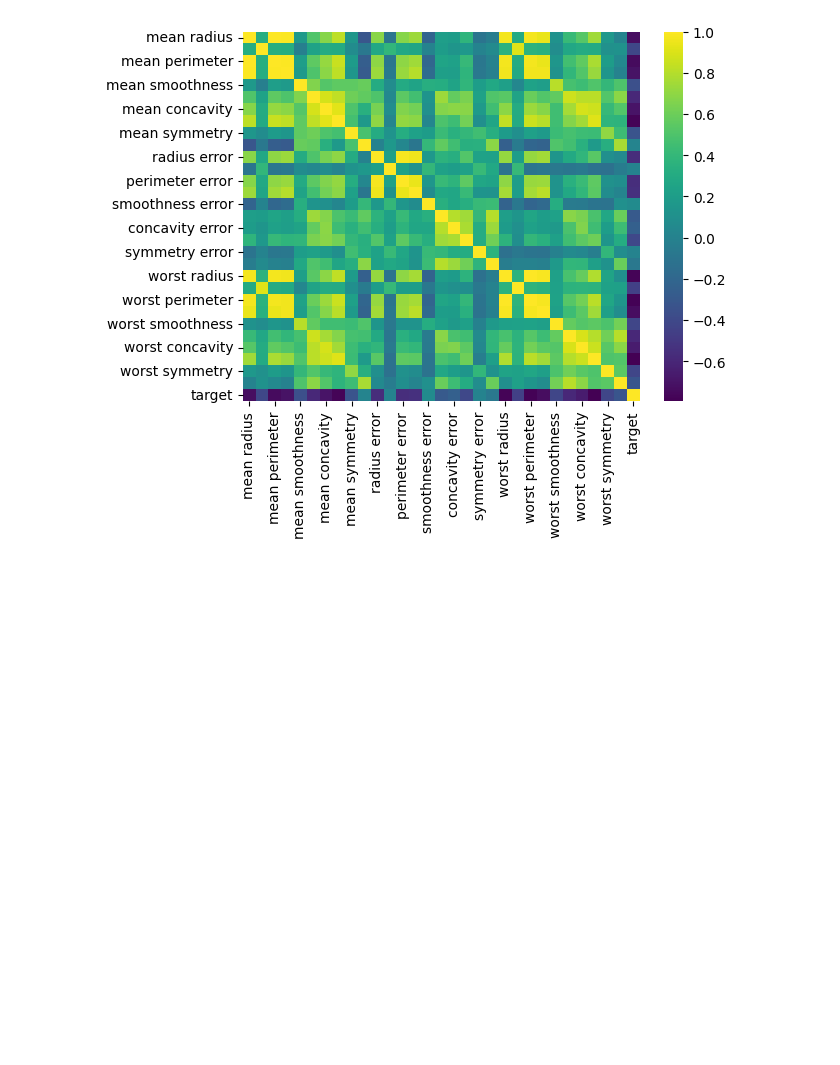
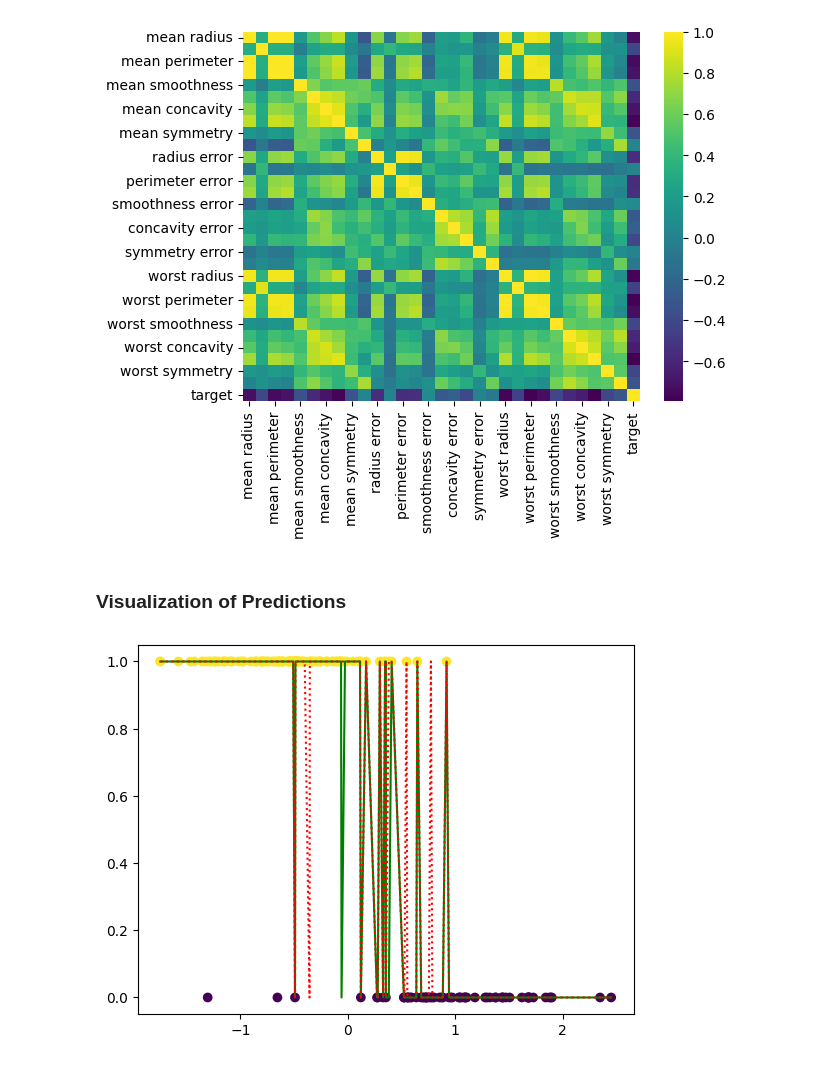
Before and after one commit to rafay-7933455/Melignant-and-Benign-Cancer-Prediction, a Jupyter notebook: Logistic_Regression.ipynb, the cells around one changed output. Cells and saved outputs as stored; diff of their text form; code cells hidden in the pictures; blank space fills up the shorter version.

```diff
--- a/Logistic_Regression.ipynb
+++ b/Logistic_Regression.ipynb
@@ -97,3 +97,13 @@ heatmap(cancer_df.corr(), cmap = 'viridis')
 # %% [output]
 <Axes: >
 [figure]
+# %% [markdown]
+### Visualization of Predictions
+# %%
+sorted_indices =np.argsort( x_test[:, -3])
+plt.scatter( x_test[:, -3], y_test, c=y_test, cmap='viridis')
+plt.plot(x_test[:, -3][sorted_indices], y_pred_custom[sorted_indices], color = 'green')
+plt.plot(x_test[:, -3][sorted_indices], y_pred_sklearn[sorted_indices], color = 'red', linestyle=':')
+plt.show()
+# %% [output]
+[figure, added]
```
Also changed, not shown: parts of 1 cell of this notebook, 3 other files.
